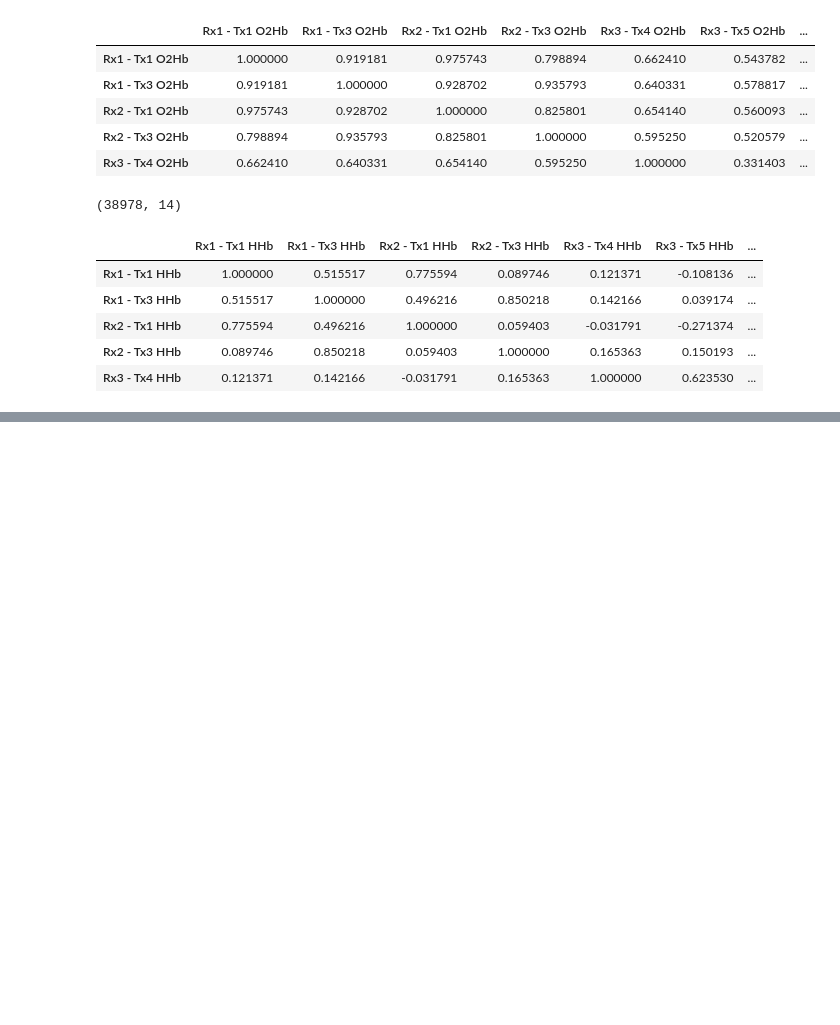
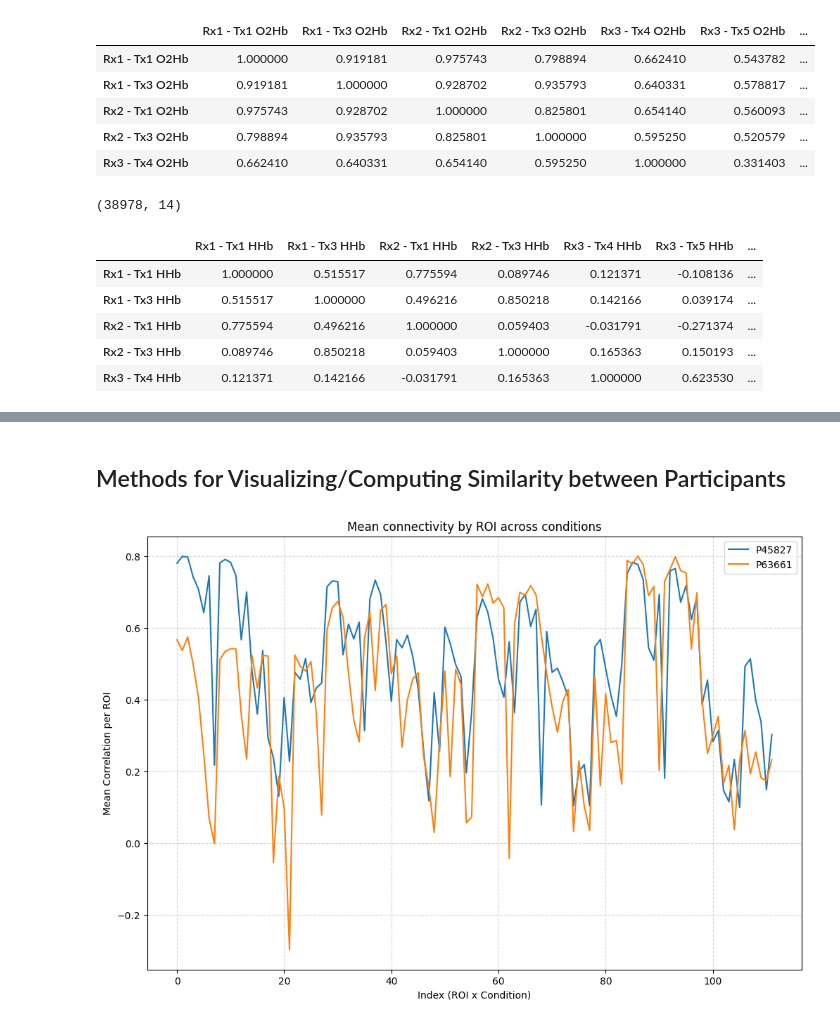
Before and after one commit to asheaffe/cs166-final-project, a Jupyter notebook: fnirs_fingerprint.ipynb, the cells around one changed output, grey strips where cells are left out. Cells and saved outputs as stored; diff of their text form; code cells hidden in the pictures; blank space fills up the shorter version.

Commit message:
Between-fingerprint similarity implemented

```diff
--- a/fnirs_fingerprint.ipynb
+++ b/fnirs_fingerprint.ipynb
@@ -195,0 +205,3 @@ correlation_matrix
+# %%
+p2_deoxy_1 = generate_matrices(PID2, fnirs_data, oxy=False, task_type=1)
+p2_deoxy_1.head()
@@ -195,0 +216,3 @@ correlation_matrix
+# %%
+p2_oxy_2 = generate_matrices(PID2, fnirs_data, oxy=True, task_type=2)
+p2_oxy_2.head()
@@ -195,0 +227,3 @@ correlation_matrix
+# %%
+p2_deoxy_2 = generate_matrices(PID2, fnirs_data, oxy=False, task_type=2)
+p2_deoxy_2.head()
@@ -195,0 +238,32 @@ correlation_matrix
+# %% [markdown]
+## Methods for Visualizing/Computing Similarity between Participants
+# %%
+def plot_roi_condition(data):
+    """Plots the distribution of correlation coefficient values across multiple participants for a given task and oxy/deoxy
+    :param data: dictionary with pid's to correlation matrices"""
+    # makes a figure with multiple subplots
+    fig, ax = plt.subplots(figsize=(12, 8))
+
+    for pid, matrices in data.items():
+        # combines all correlation values from all matrices
+        all_corrs = []
+        for matrix in matrices:
+            all_corrs.extend(matrix.mean(axis=0))
+
+        #print(all_corrs)
+
+        ax.plot(all_corrs, label=f"P{pid}")
+
+    ax.set_xlabel("Index (ROI x Condition)")
+    ax.set_ylabel("Mean Correlation per ROI")
+    ax.set_title("Mean connectivity by ROI across conditions")
+    ax.legend()
+    ax.grid(alpha=0.5, linestyle='--')
+    # plot distributions
+# %%
+matrix_dict = {PID1: [p1_oxy_r, p1_deoxy_r, p1_oxy_0, p1_deoxy_0,                       p1_oxy_1, p1_deoxy_1, p1_oxy_2, p1_deoxy_2],
+               PID2: [p2_oxy_r, p2_deoxy_r, p2_oxy_0, p2_deoxy_0, p2_oxy_1, p2_deoxy_1, p2_oxy_2, p2_deoxy_2],}
+
+plot_roi_condition(matrix_dict)
+# %% [output]
+[figure, added]
```
Also changed, not shown: parts of 34 cells of this notebook.
